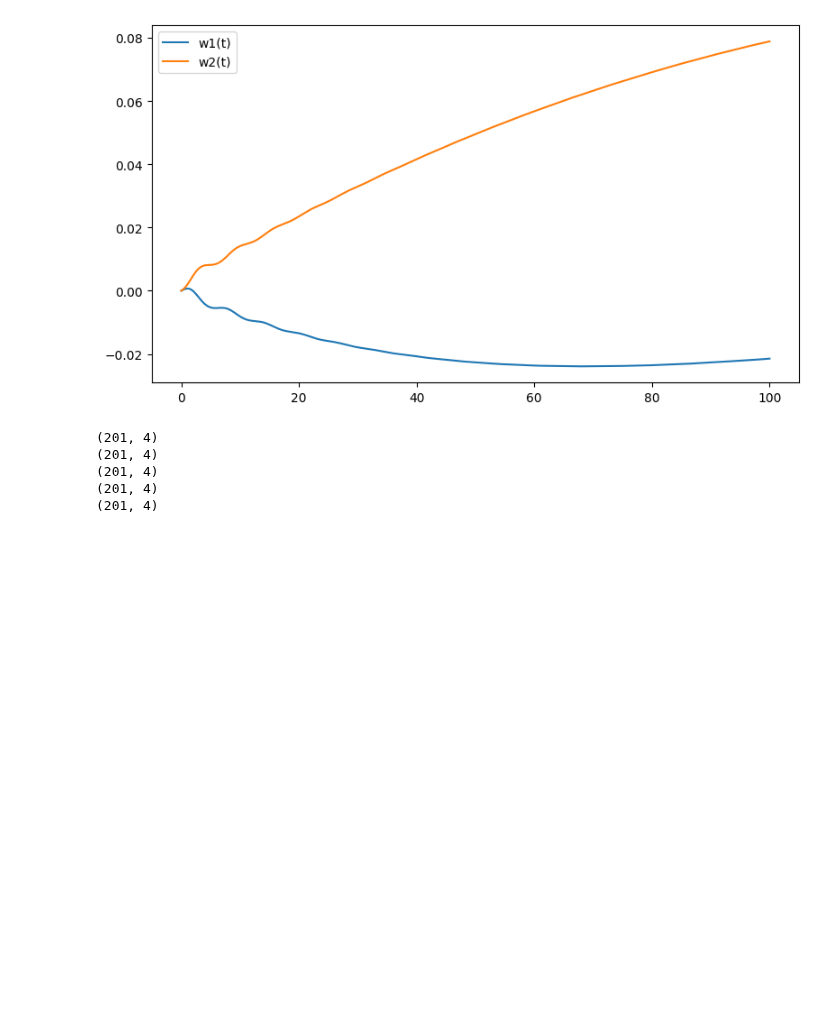
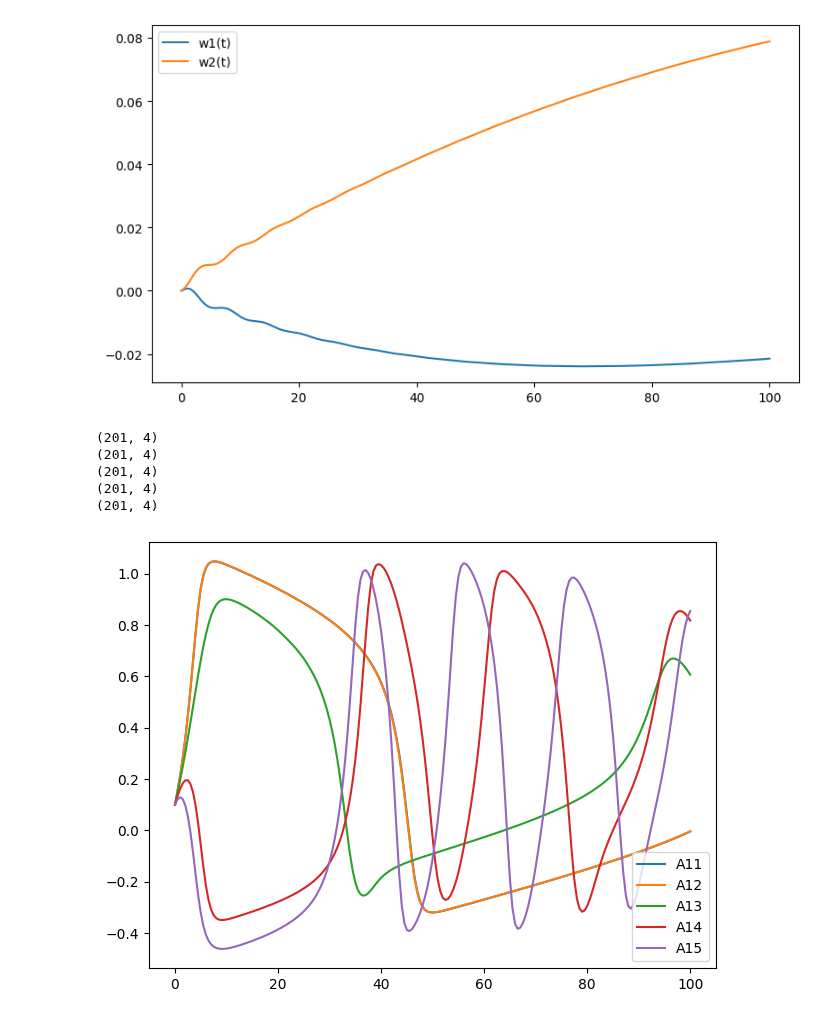
Before and after one commit to ZaratexD/Applied_Math, a Jupyter notebook: solution.ipynb, the cells around one changed output. Cells and saved outputs as stored; diff of their text form; code cells hidden in the pictures; blank space fills up the shorter version.

Commit message:
okay graphs look about right (from what i understand lol)

```diff
--- a/solution.ipynb
+++ b/solution.ipynb
@@ -427,3 +427,15 @@ A11, A12, A13, A14, A15 = CF_all_results
 (201, 4)
 (201, 4)
 (201, 4)
+# %%
+
+plt.plot(t_eval, A11[:, 0], label='A11')
+plt.plot(t_eval, A12[:, 0], label='A12')
+plt.plot(t_eval, A13[:, 0], label='A13')
+plt.plot(t_eval, A14[:, 0], label='A14')
+plt.plot(t_eval, A15[:, 0], label='A15')
+plt.legend()
+plt.tight_layout()
+plt.show()
+# %% [output]
+[figure, added]
```
